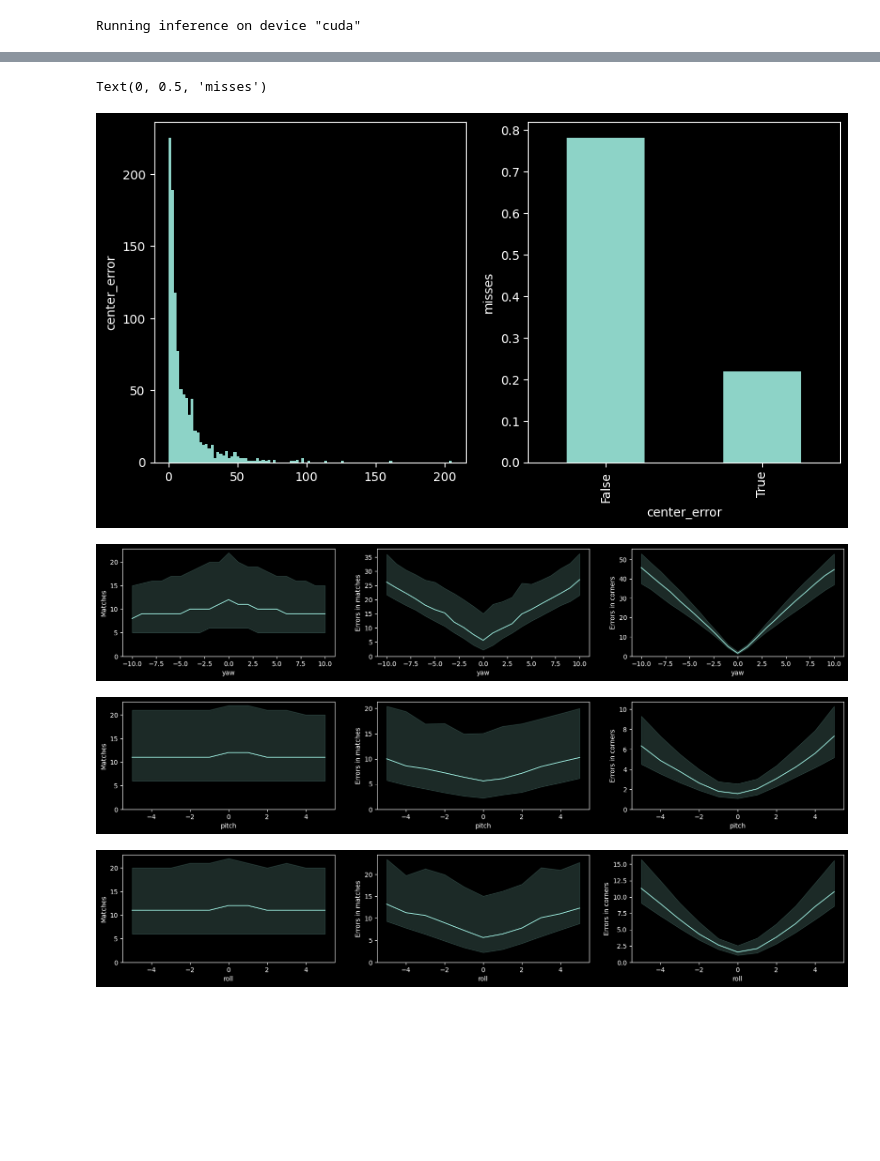
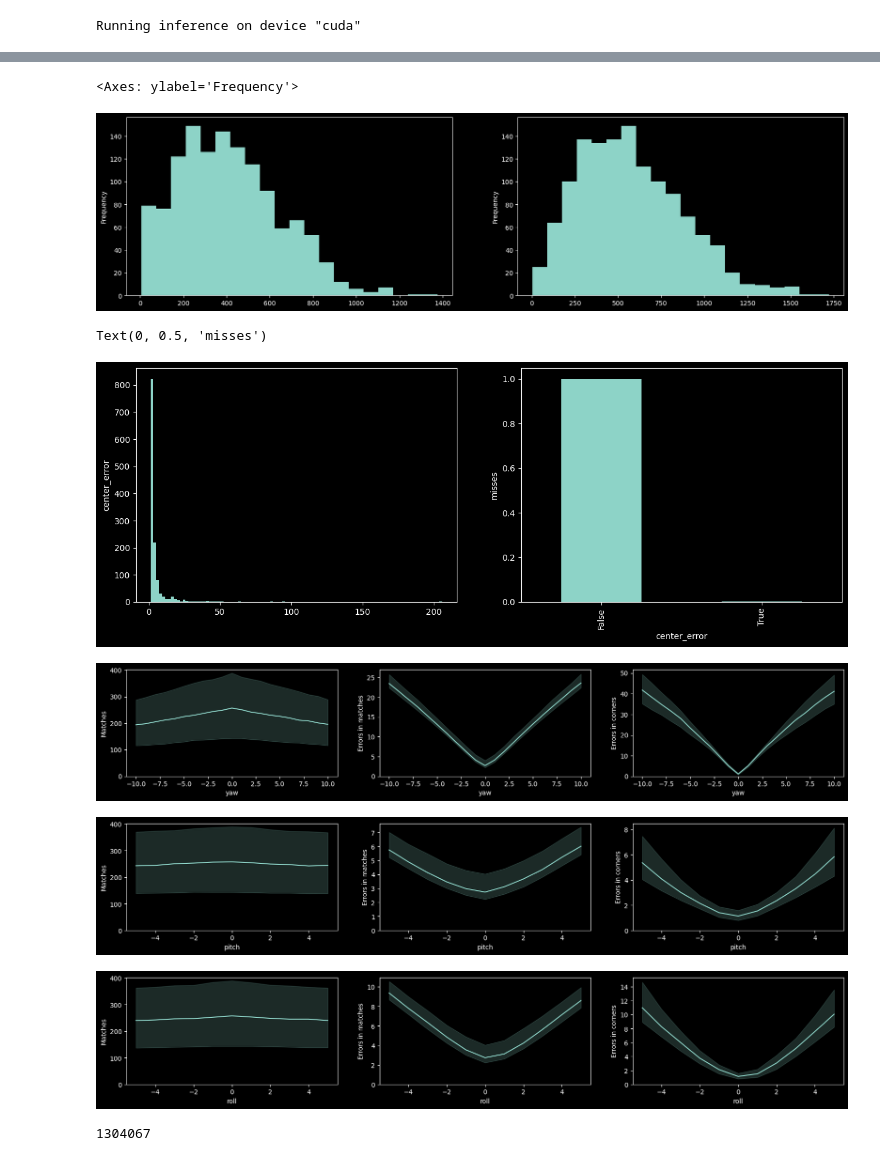
Before and after one commit to QuantuMobileSoftware/pytorch-superpoint, a Jupyter notebook: eval/metrics.ipynb, the cells around one changed output, grey strips where cells are left out. Saved outputs shown, nothing was run; the diff lists cells and outputs as text; code cells hidden in the pictures; blank space fills up the shorter version.

```diff
--- a/eval/metrics.ipynb
+++ b/eval/metrics.ipynb
@@ -90,6 +90,8 @@ def estimate_metrics(kpts0, kpts1, matches0, ransac_thr=5):
         "matched_count": None,
         "matched_error": None,
         "center_error": None,
+        "pts0": len(kpts0),
+        "pts1": len(kpts1)
     }
     if len(matches0) != 0:
         matched_kpts0 = kpts0[matches0>0]
@@ -120,7 +122,7 @@ torch.set_grad_enabled(False)
 device = 'cuda' if torch.cuda.is_available() else 'cpu'
 print('Running inference on device \"{}\"'.format(device))
 
-matching = BruteForceMatching("/home/topkech/work/pytorch-superpoint/logs/cd_clean_div8_maxar_sat_scratch/checkpoints/superPointNet_20000_checkpoint.pth.tar", use_TTA=False).eval().to(device)
+matching = BruteForceMatching("/home/topkech/work/pytorch-superpoint/logs/cd_100k_edge/checkpoints/superPointNet_35000_checkpoint.pth.tar", use_TTA=False).eval().to(device)
 
 
 IMG_EXT = ".jpg"
@@ -176,16 +178,24 @@ res
+# %%
+fig, axs = plt.subplots(1, 2, figsize=(20,5))
+simple_results = res.query("angle == 0").drop(columns="axis").drop_duplicates()
+simple_results["pts0"].plot.hist(ax=axs[0], bins=20)
+simple_results["pts1"].plot.hist(ax=axs[1], bins=20)
+# %% [output]
+<Axes: ylabel='Frequency'>
+[figure, added]
 # %%
-fig, axs = plt.subplots(1, 2, figsize=(10,5))
+fig, axs = plt.subplots(1, 2, figsize=(15,5))
 simple_results = res.query("angle == 0").drop(columns="axis").drop_duplicates()
 # simple_results.loc[simple_results["center_error"] > 50, "center_error"] = 50
 simple_results["matched_error"].plot.hist(bins=100, ax=axs[0])
 misses = simple_results["center_error"].isna().value_counts() / simple_results.shape[0]
 misses.plot.bar(axs[1])
 
 axs[0].set_ylabel("center_error")
 axs[1].set_ylabel("misses")
 # %% [output]
 Text(0, 0.5, 'misses')
-[figure, old version]
+[figure, new version]
 # %%
 yaw_results = res.query("axis == 'yaw'")
 pitch_results = res.query("axis == 'pitch'")
@@ -194,6 +204,6 @@ plot_angle_stability(yaw_results, "yaw")
 plot_angle_stability(pitch_results, "pitch")
 plot_angle_stability(roll_results, "roll")
 # %% [output]
-[figure, old version]
+[figure, new version]
-[figure, old version]
+[figure, new version]
-[figure, old version]
+[figure, new version]
@@ -199,0 +233,4 @@ plot_angle_stability(roll_results, "roll")
+# %%
+sum([p.numel() for p in sp.parameters()])
+# %% [output]
+1304067
```
Also changed, not shown: parts of 3 cells of this notebook, 5 other files.
